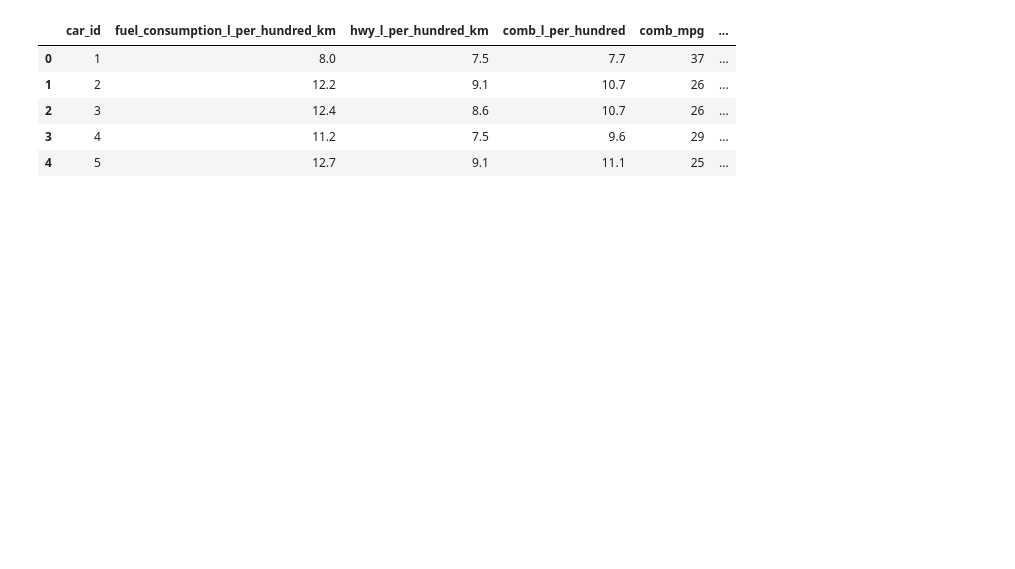
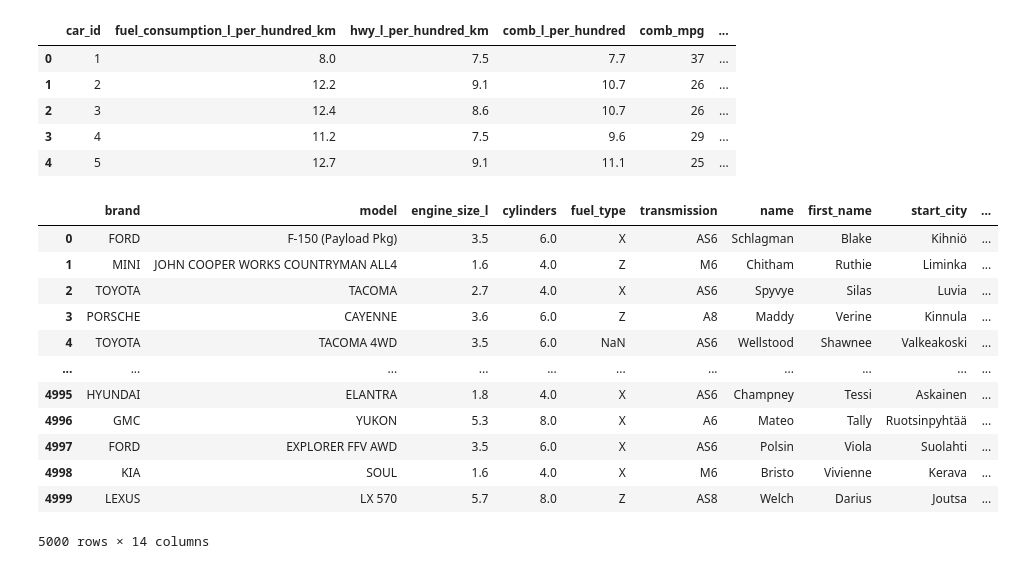
Before and after one commit to aniketkapdule/emission-project, a Jupyter notebook: simple_etl.ipynb, the cells around one changed output. Drawn from its saved outputs; the diff is of its cells as text; code cells hidden in the pictures; blank space fills up the shorter version.

```diff
--- a/simple_etl.ipynb
+++ b/simple_etl.ipynb
@@ -208,0 +153,18 @@ df_cars_consumption.to_sql('cars_consumptions', engine, if_exists='append', inde
+# %%
+df_drivers_logbook_raw = pd.read_csv("data/drivers_logbook.csv")
+# %%
+df_drivers_logbook_raw
+# %% [output]
+|  | brand | model | engine_size_l | cylinders | fuel_type | transmission | name | first_name | start_city | ... |
+| 0 | FORD | F-150 (Payload Pkg) | 3.5 | 6.0 | X | AS6 | Schlagman | Blake | Kihniö | ... |
+| 1 | MINI | JOHN COOPER WORKS COUNTRYMAN ALL4 | 1.6 | 4.0 | Z | M6 | Chitham | Ruthie | Liminka | ... |
+| 2 | TOYOTA | TACOMA | 2.7 | 4.0 | X | AS6 | Spyvye | Silas | Luvia | ... |
+| 3 | PORSCHE | CAYENNE | 3.6 | 6.0 | Z | A8 | Maddy | Verine | Kinnula | ... |
+| 4 | TOYOTA | TACOMA 4WD | 3.5 | 6.0 | NaN | AS6 | Wellstood | Shawnee | Valkeakoski | ... |
+| ... | ... | ... | ... | ... | ... | ... | ... | ... | ... | ... |
+| 4995 | HYUNDAI | ELANTRA | 1.8 | 4.0 | X | AS6 | Champney | Tessi | Askainen | ... |
+| 4996 | GMC | YUKON | 5.3 | 8.0 | X | A6 | Mateo | Tally | Ruotsinpyhtää | ... |
+| 4997 | FORD | EXPLORER FFV AWD | 3.5 | 6.0 | X | AS6 | Polsin | Viola | Suolahti | ... |
+| 4998 | KIA | SOUL | 1.6 | 4.0 | X | M6 | Bristo | Vivienne | Kerava | ... |
+| 4999 | LEXUS | LX 570 | 5.7 | 8.0 | Z | AS8 | Welch | Darius | Joutsa | ... |
+5000 rows × 14 columns
```
Also changed, not shown: parts of 26 cells of this notebook.
